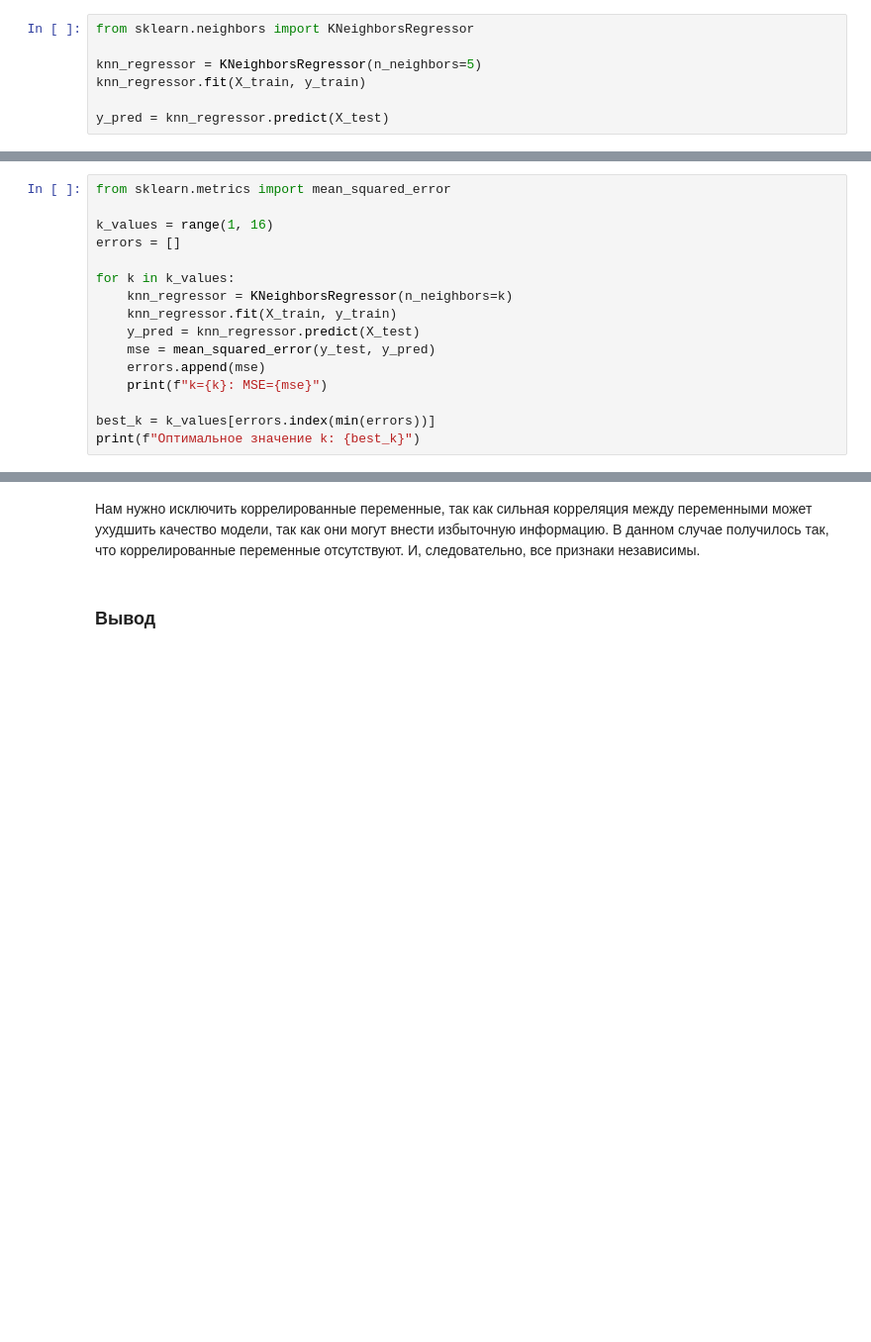
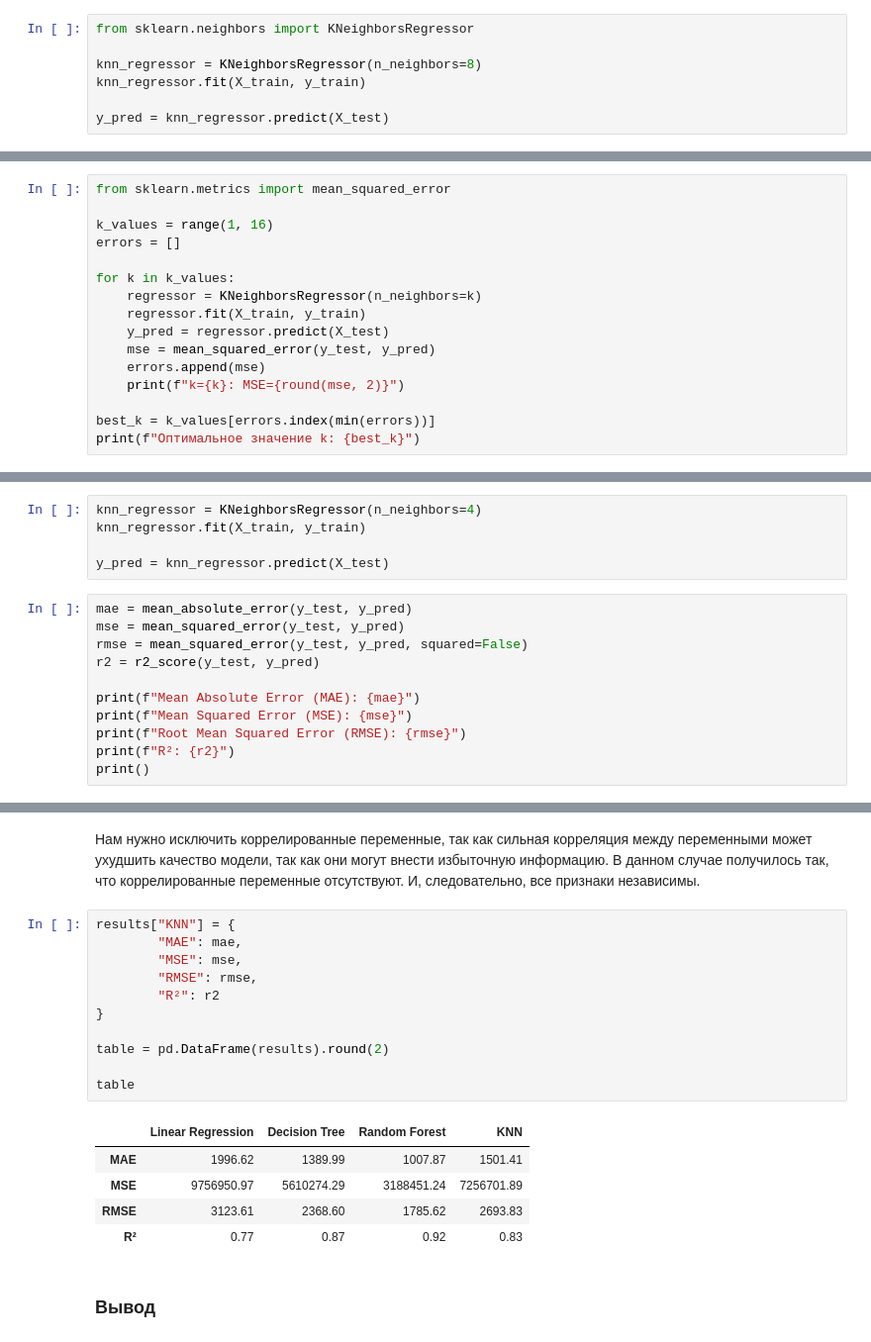
Before and after one commit to AleksandrNikolaev02/MachineLearning, a Jupyter notebook: homework.ipynb, the cells around one changed output, grey strips where cells are left out. Shown at 99% size. Saved outputs shown, nothing was run; the diff lists cells and outputs as text; blank space fills up the shorter version.

```diff
--- a/homework.ipynb
+++ b/homework.ipynb
@@ -258,7 +264,7 @@ print(y_test.shape)
 # %%
 from sklearn.neighbors import KNeighborsRegressor
 
-knn_regressor = KNeighborsRegressor(n_neighbors=5)
+knn_regressor = KNeighborsRegressor(n_neighbors=8)
 knn_regressor.fit(X_train, y_train)
 
 y_pred = knn_regressor.predict(X_test)
@@ -279,12 +285,12 @@ k_values = range(1, 16)
 errors = []
 
 for k in k_values:
-    knn_regressor = KNeighborsRegressor(n_neighbors=k)
-    knn_regressor.fit(X_train, y_train)
-    y_pred = knn_regressor.predict(X_test)
+    regressor = KNeighborsRegressor(n_neighbors=k)
+    regressor.fit(X_train, y_train)
+    y_pred = regressor.predict(X_test)
     mse = mean_squared_error(y_test, y_pred)
     errors.append(mse)
-    print(f"k={k}: MSE={mse}")
+    print(f"k={k}: MSE={round(mse, 2)}")
 
 best_k = k_values[errors.index(min(errors))]
 print(f"Оптимальное значение k: {best_k}")
@@ -455,0 +465,16 @@ Series([], dtype: float64)
+# %%
+knn_regressor = KNeighborsRegressor(n_neighbors=4)
+knn_regressor.fit(X_train, y_train)
+
+y_pred = knn_regressor.predict(X_test)
+# %%
+mae = mean_absolute_error(y_test, y_pred)
+mse = mean_squared_error(y_test, y_pred)
+rmse = mean_squared_error(y_test, y_pred, squared=False)
+r2 = r2_score(y_test, y_pred)
+
+print(f"Mean Absolute Error (MAE): {mae}")
+print(f"Mean Squared Error (MSE): {mse}")
+print(f"Root Mean Squared Error (RMSE): {rmse}")
+print(f"R²: {r2}")
+print()
@@ -456,5 +486,22 @@ Series([], dtype: float64)
 # %% [markdown]
 Нам нужно исключить коррелированные переменные, так как сильная корреляция между переменными может ухудшить качество модели, так как они могут внести избыточную информацию. В данном случае получилось так, что коррелированные переменные отсутствуют. И, следовательно, все признаки независимы.
+# %%
+results["KNN"] = {
+        "MAE": mae,
+        "MSE": mse,
+        "RMSE": rmse,
+        "R²": r2
+}
+
+table = pd.DataFrame(results).round(2)
+
+table
+# %% [output]
+|  | Linear Regression | Decision Tree | Random Forest | KNN |
+| MAE | 1996.62 | 1389.99 | 1007.87 | 1501.41 |
+| MSE | 9756950.97 | 5610274.29 | 3188451.24 | 7256701.89 |
+| RMSE | 3123.61 | 2368.60 | 1785.62 | 2693.83 |
+| R² | 0.77 | 0.87 | 0.92 | 0.83 |
 # %% [markdown]
 ### Вывод
 # %% [markdown]
```
Also changed, not shown: parts of 16 cells of this notebook.
